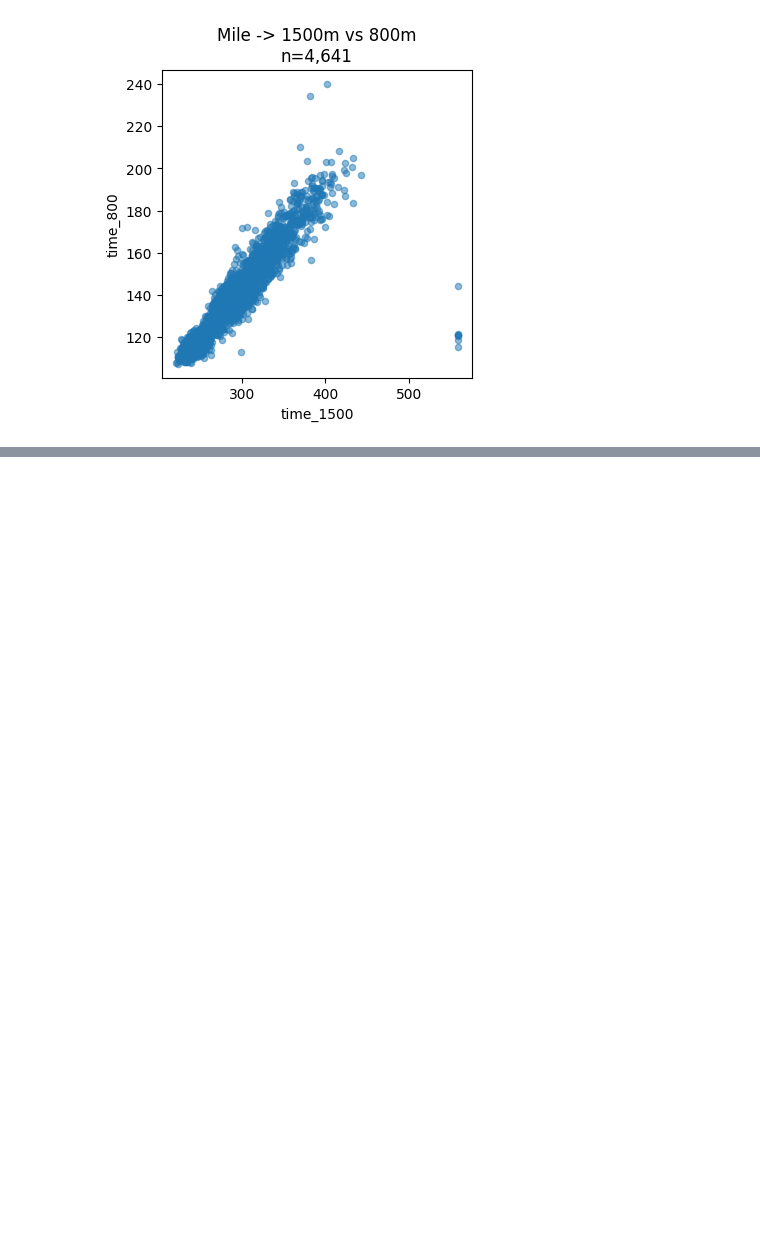
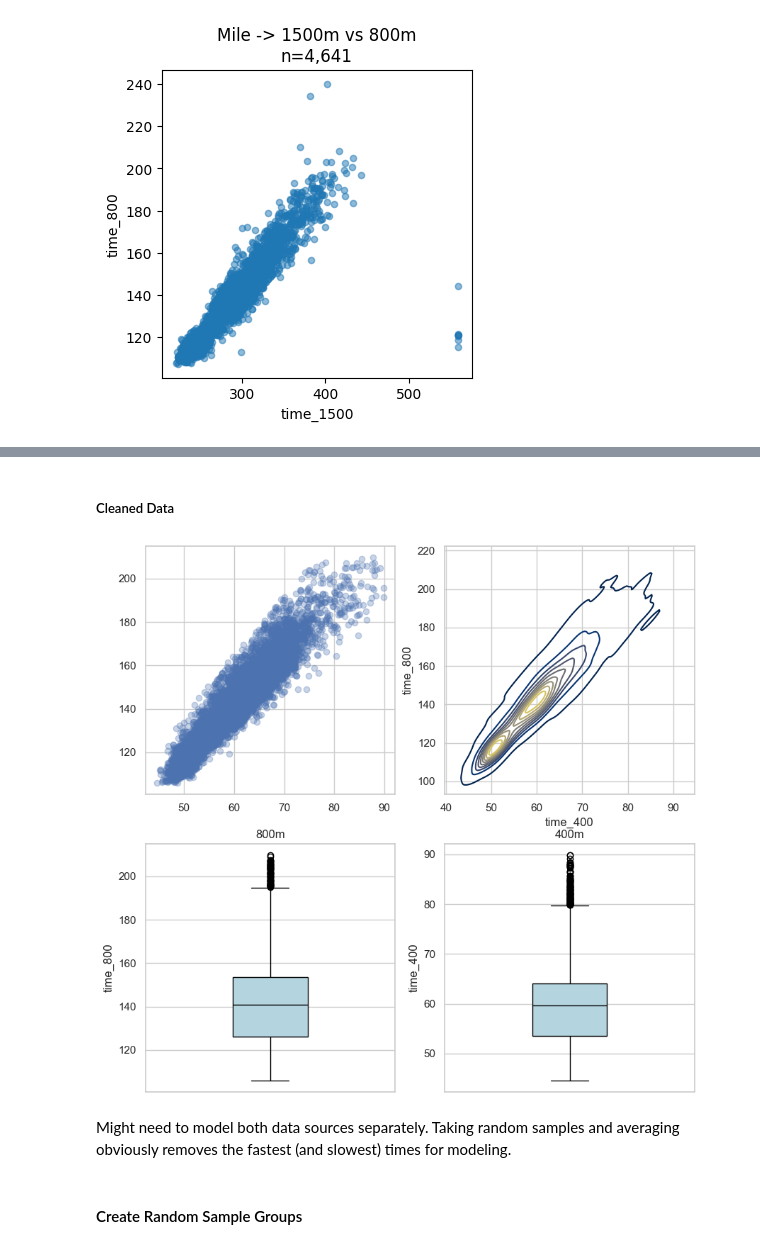
Before and after one commit to mitchellggreenhalgh/mid-distance-webscrapers, a Jupyter notebook: mid_distance_race_performances.ipynb, the cells around one changed output, grey strips where cells are left out. Drawn from its saved outputs; the diff is of its cells as text; code cells hidden in the pictures; blank space fills up the shorter version.

```diff
--- a/mid_distance_race_performances.ipynb
+++ b/mid_distance_race_performances.ipynb
@@ -271,0 +217,17 @@ sns.regplot(x='time_400', y='time_800', data=df_all,
+# %% [markdown]
+##### Cleaned Data
+# %%
+# Remove tails that aren't representative of the rest of the data
+df_400 = df_400.loc[(df_400['time_800'] < 210) & (df_400['time_400'] < 90)]
+
+# Remove unrealistic 400 vs 800 times/the new outlier metric
+df_400 = df_400.loc[(df_400['time_800'] / df_400['time_400'] > 2) & (df_400['time_800'] / df_400['time_400'] < 2.75)]
+
+# Visualize
+plot_eda(df_400, 400)
+# %% [output]
+[figure, added]
+# %% [markdown]
+Might need to model both data sources separately. Taking random samples and averaging obviously removes the fastest (and slowest) times for modeling.
+# %% [markdown]
+#### Create Random Sample Groups
```
Also changed, not shown: parts of 25 cells of this notebook.
